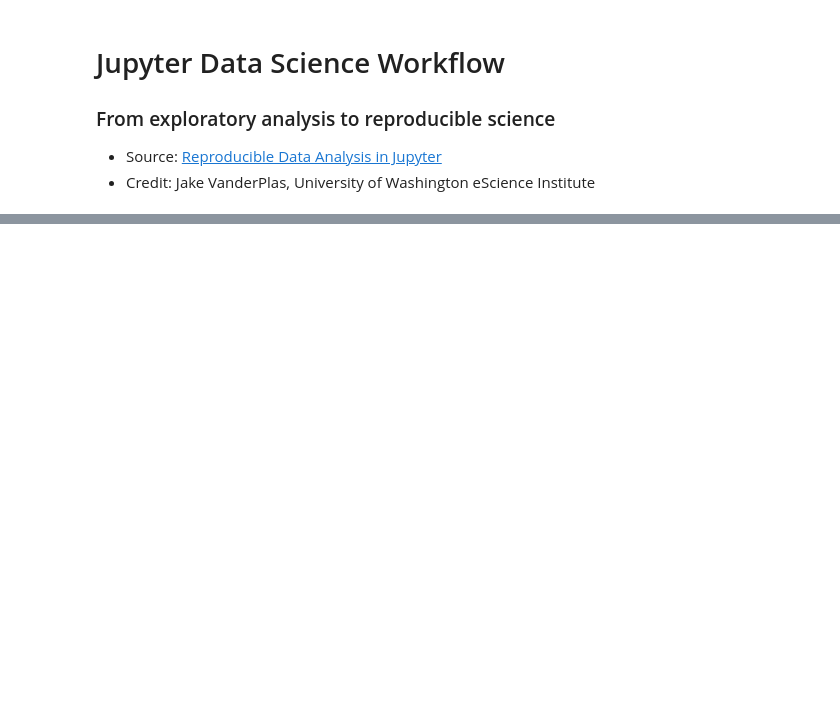
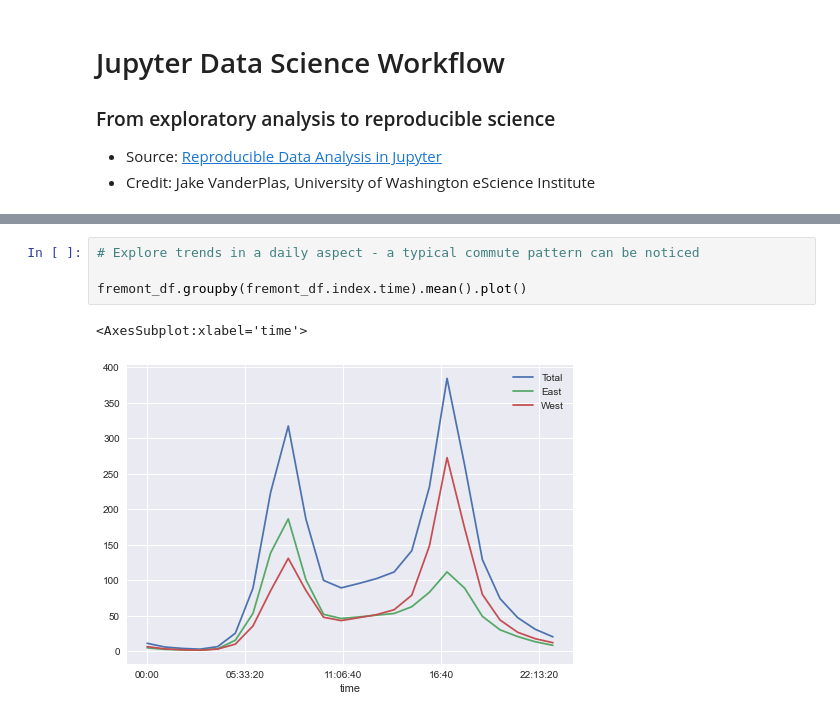
Before and after one commit to varconstantine/reference-data-science-projects, a Jupyter notebook: reproducible-data-analysis/jupyter-workflow.ipynb, the cells around one changed output, grey strips where cells are left out. Saved outputs shown, nothing was run; the diff lists cells and outputs as text; blank space fills up the shorter version.

```diff
--- a/reproducible-data-analysis/jupyter-workflow.ipynb
+++ b/reproducible-data-analysis/jupyter-workflow.ipynb
@@ -38,0 +56,7 @@ fremont_df.resample('W').sum().plot()
+# %%
+# Explore trends in a daily aspect - a typical commute pattern can be noticed
+
+fremont_df.groupby(fremont_df.index.time).mean().plot()
+# %% [output]
+<AxesSubplot:xlabel='time'>
+[figure, added]
```
Also changed, not shown: parts of 7 cells of this notebook.
